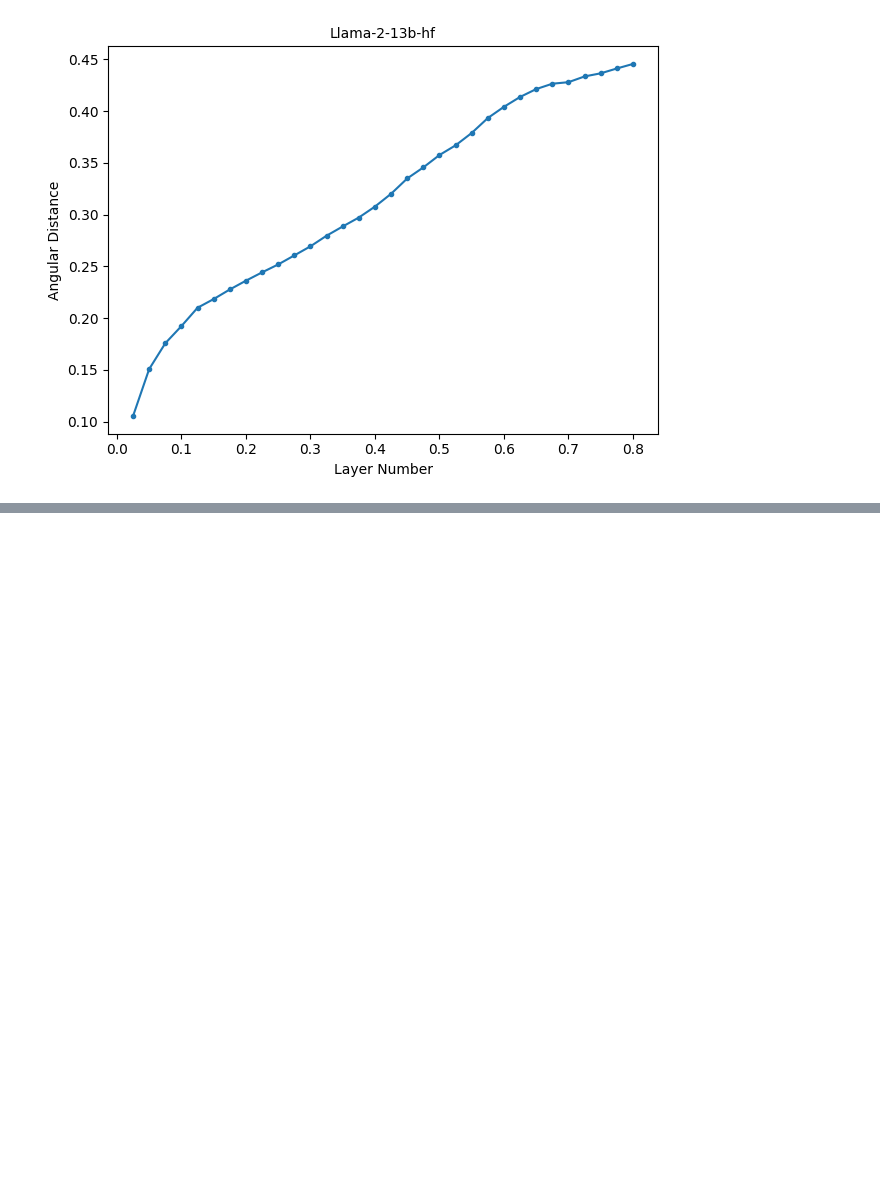
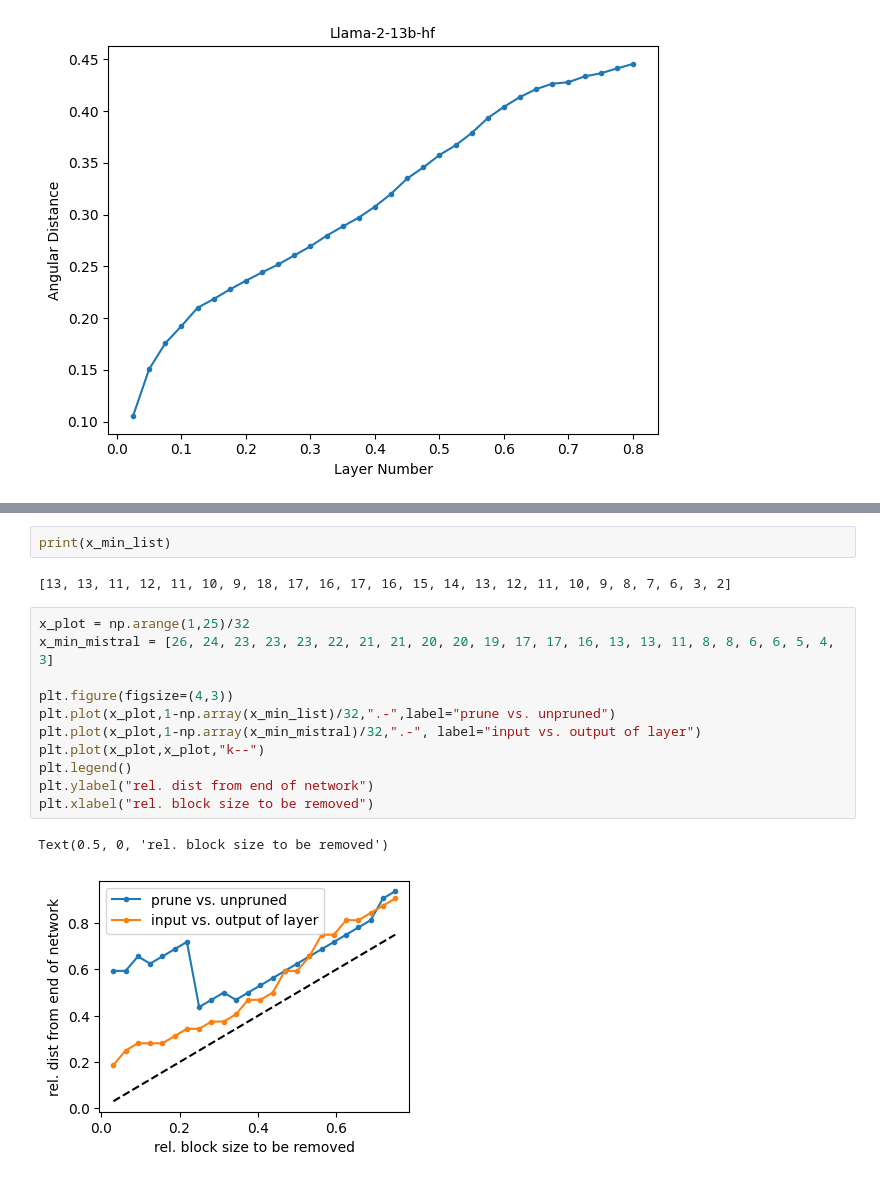
Before and after one commit to hassan-shap/llm-benchmarks, a Jupyter notebook: benchmarks_aws/cossim/pp_cossim.ipynb, the cells around one changed output, grey strips where cells are left out. Drawn from its saved outputs; the diff is of its cells as text; blank space fills up the shorter version.

```diff
--- a/benchmarks_aws/cossim/pp_cossim.ipynb
+++ b/benchmarks_aws/cossim/pp_cossim.ipynb
@@ -416,0 +470,18 @@ plt.show()
+# %%
+print(x_min_list)
+# %% [output]
+[13, 13, 11, 12, 11, 10, 9, 18, 17, 16, 17, 16, 15, 14, 13, 12, 11, 10, 9, 8, 7, 6, 3, 2]
+# %%
+x_plot = np.arange(1,25)/32
+x_min_mistral = [26, 24, 23, 23, 23, 22, 21, 21, 20, 20, 19, 17, 17, 16, 13, 13, 11, 8, 8, 6, 6, 5, 4, 3]
+
+plt.figure(figsize=(4,3))
+plt.plot(x_plot,1-np.array(x_min_list)/32,".-",label="prune vs. unpruned")
+plt.plot(x_plot,1-np.array(x_min_mistral)/32,".-", label="input vs. output of layer")
+plt.plot(x_plot,x_plot,"k--")
+plt.legend()
+plt.ylabel("rel. dist from end of network")
+plt.xlabel("rel. block size to be removed")
+# %% [output]
+Text(0.5, 0, 'rel. block size to be removed')
+[figure, added]
```
Also changed, not shown: parts of 1 cell of this notebook, 1 other file.
